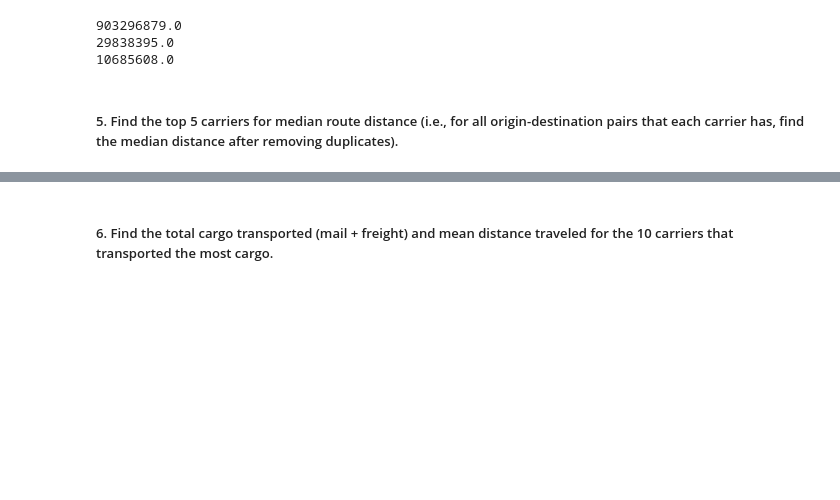
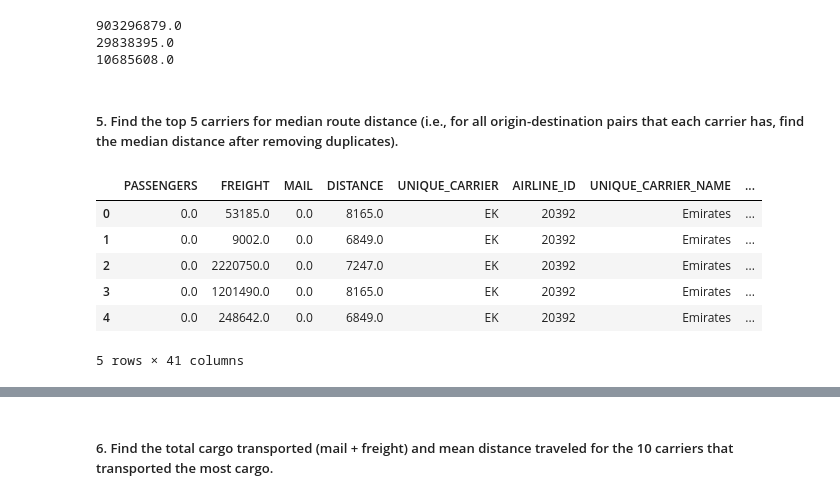
Before and after one commit to dmdigrande/dmdigrande.github.io, a Jupyter notebook: week1-assignment1-pandas-exercises.ipynb, the cells around one changed output, grey strips where cells are left out. Drawn from its saved outputs; the diff is of its cells as text; code cells hidden in the pictures; blank space fills up the shorter version.

```diff
--- a/week1-assignment1-pandas-exercises.ipynb
+++ b/week1-assignment1-pandas-exercises.ipynb
@@ -97,3 +97,15 @@ print(total_passengers)
 10685608.0
 # %% [markdown]
 ##### 5. Find the top 5 carriers for median route distance (i.e., for all origin-destination pairs that each carrier has, find the median distance after removing duplicates).
+# %%
+unique_carrier = flights.drop_duplicates(subset=['CARRIER','ORIGIN', 'DEST'])
+
+unique_carrier.head()
+# %% [output]
+|  | PASSENGERS | FREIGHT | MAIL | DISTANCE | UNIQUE_CARRIER | AIRLINE_ID | UNIQUE_CARRIER_NAME | ... |
+| 0 | 0.0 | 53185.0 | 0.0 | 8165.0 | EK | 20392 | Emirates | ... |
+| 1 | 0.0 | 9002.0 | 0.0 | 6849.0 | EK | 20392 | Emirates | ... |
+| 2 | 0.0 | 2220750.0 | 0.0 | 7247.0 | EK | 20392 | Emirates | ... |
+| 3 | 0.0 | 1201490.0 | 0.0 | 8165.0 | EK | 20392 | Emirates | ... |
+| 4 | 0.0 | 248642.0 | 0.0 | 6849.0 | EK | 20392 | Emirates | ... |
+5 rows × 41 columns
```
Also changed, not shown: parts of 5 cells of this notebook.
